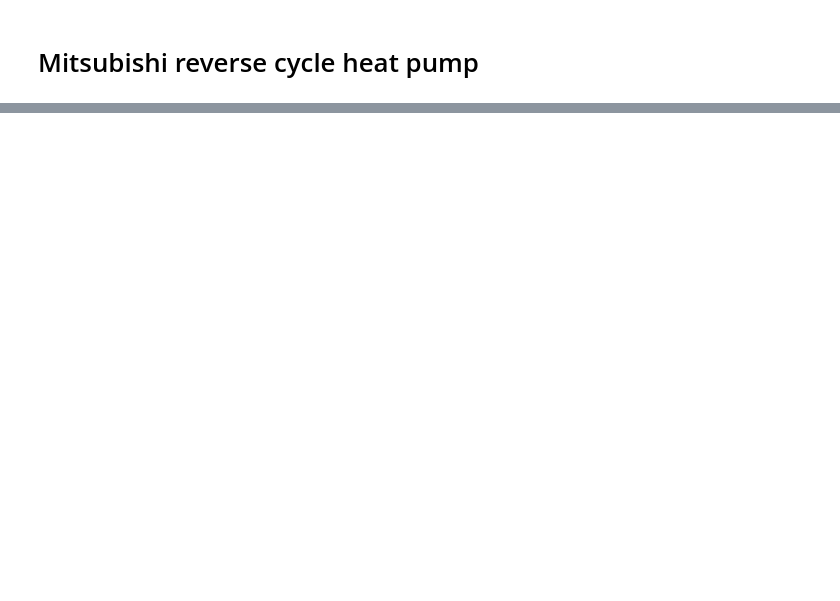
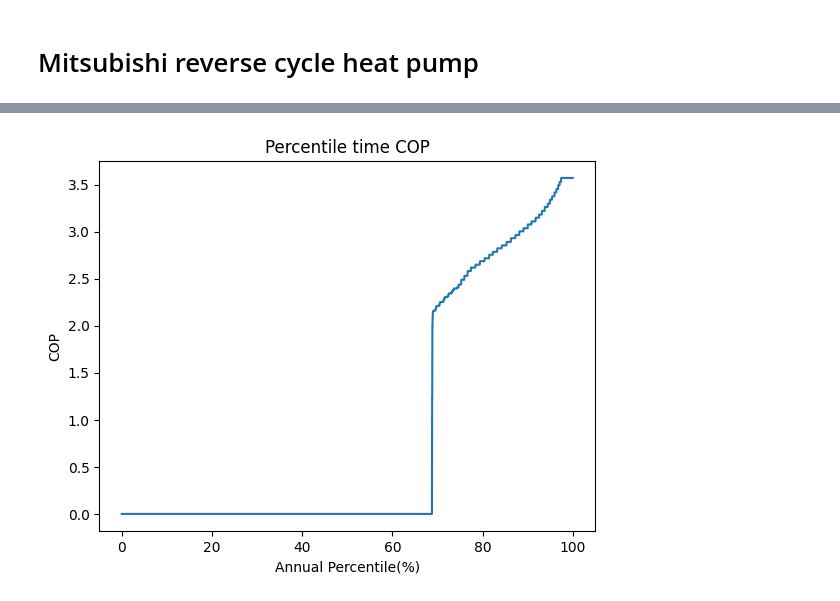
Before and after one commit to SNaylor12543/Variable_Output_Temperature_Heat_Pump, a Jupyter notebook: EAHV-M1500-YCL(-N).ipynb, the cells around one changed output, grey strips where cells are left out. Drawn from its saved outputs; the diff is of its cells as text; code cells hidden in the pictures; blank space fills up the shorter version.

```diff
--- a/EAHV-M1500-YCL(-N).ipynb
+++ b/EAHV-M1500-YCL(-N).ipynb
@@ -90,7 +87,7 @@ max_HVAC_power = 175 # in kW
 Heat_Pump_count = 2
 
 Heat_Pump = Heat_Pump("Data/Heat_Pump/EAHV-M1500-YCL(-N)/Heating_10C.csv")
-HVAC = HVAC("Data/Heat_Pump/EAHV-M1500-YCL(-N)/Cooling_5C.csv")
+HVAC = HVAC("Data/Heat_Pump/EAHV-M1500-YCL(-N)/Cooling_10C.csv")
 
 Heating_Distribution = Heating_Distribution("Data/HFP-550LM-Z1", max_HP_power, max_HVAC_power)
 
@@ -180,0 +180,89 @@ Effective EER: 4.404163339588557
+# %%
+from Modules.Heating import Heat_Pump
+from Modules.Heating import HVAC
+from Modules.Heating import Reverse_HP_Controller
+from Modules.Heating import Const_Temp_Heating_Distribution as Heating_Distribution
+import numpy as np
+import matplotlib.pyplot as plt
+
+max_HP_power = 305 # in kW
+max_HVAC_power = 175 # in kW
+Heat_Pump_count = 2
+heating_hydronics_temp = 55
+cooling_hydronics_temp = 7
+
+Heat_Pump = Heat_Pump("Data/Heat_Pump/EAHV-M1500-YCL(-N)/Heating_10C.csv")
+HVAC = HVAC("Data/Heat_Pump/EAHV-M1500-YCL(-N)/Cooling_10C.csv")
+
+Heating_Distribution = Heating_Distribution(heating_hydronics_temp, cooling_hydronics_temp)
+
+Controller = Reverse_HP_Controller(Heat_Pump, Heat_Pump_count, HVAC, Heating_Distribution, max_HP_power, max_HVAC_power)
+
+(
+    time, air_temp,
+    heating, heating_electricity,
+    heating_hydronics_temp, HP_deliver_temp,
+    HP_heating, HP_electricity_demand, COP,
+    boiler_power,
+    cooling, cooling_electricity, cooling_hydronics_temp, EER
+) = Controller.controller()
+
+# HP system
+print('Total heating electricity usage ' + str(np.sum(heating_electricity)) + ' kWh/yr')
+print('Heating provided by HP ' + str(np.sum(HP_heating)) + ' kWh/yr')
+print('Heating provided by EB ' + str(np.sum(boiler_power)) + ' kWh/yr')
+print('Electric Boiler size  ' + str(np.max(boiler_power)) + ' kW')
+
+effective_COP = np.sum(heating) / np.sum(heating_electricity)
+print('Effective COP: ' + str(effective_COP))
+
+# HVAC system
+print('Total cooling electricity usage ' + str(np.sum(cooling_electricity)) + ' kWh/yr')
+
+effective_EER = np.sum(cooling) / np.sum(cooling_electricity)
+print('Effective EER: ' + str(effective_EER))
+
+# When heating is zero set COP to 0
+indices = [i for i, x in enumerate(heating) if x == 0]
+COP[indices] = 0
+
+# When cooling is zero set EER to 0
+indices = [i for i, x in enumerate(cooling) if x == 0]
+EER[indices] = 0
+
+plt.figure(0)
+plt.plot(100 * time / np.max(time), np.sort(COP))
+plt.title("Percentile time COP")
+plt.xlabel('Annual Percentile(%)')
+plt.ylabel('COP')
+
+plt.figure(1)
+plt.plot(100 * time / np.max(time), np.sort(heating))
+plt.title('Percentile time heating requirements')
+plt.xlabel('Annual Percentile(%)')
+plt.ylabel('Capped heating requirement (kW)')
+
+plt.figure(2)
+plt.plot(100 * time / np.max(time), np.sort(EER))
+plt.title("Percentile time EER")
+plt.xlabel('Annual Percentile(%)')
+plt.ylabel('EER')
+
+plt.figure(3)
+plt.plot(100 * time / np.max(time), np.sort(cooling))
+plt.title('Percentile time cooling requirements')
+plt.xlabel('Annual Percentile(%)')
+plt.ylabel('Capped cooling requirement (kW)')
+
+plt.figure(4)
+indices = [i for i, x in enumerate(heating) if x != 0]
+plt.plot(air_temp[indices], HP_deliver_temp[indices], marker="o", label="Demanded conditions", linestyle="None")
+air_temp_op_conditions = np.linspace(-20, 20, 1000)
+hydronics_temp_op_conditions = np.ones(len(air_temp_op_conditions)) * 55
+hydronics_temp_op_conditions = Heat_Pump.operating_conditions_check(hydronics_temp_op_conditions, air_temp_op_conditions)
+plt.plot(air_temp_op_conditions, hydronics_temp_op_conditions, color="red", label="Heat Pump operating conditions")
+plt.xlabel("Air temperature(°C)")
+plt.ylabel("Hydronics temperature(°C)")
+plt.title("Can our heat pump supply required hydronics temperature?")
+plt.legend(loc='upper right')
+# %% [output]
@@ -180,0 +277 @@ Effective EER: 4.404163339588557
+[figure, added]
```
Also changed, not shown: parts of 5 cells of this notebook, 4 other files.
